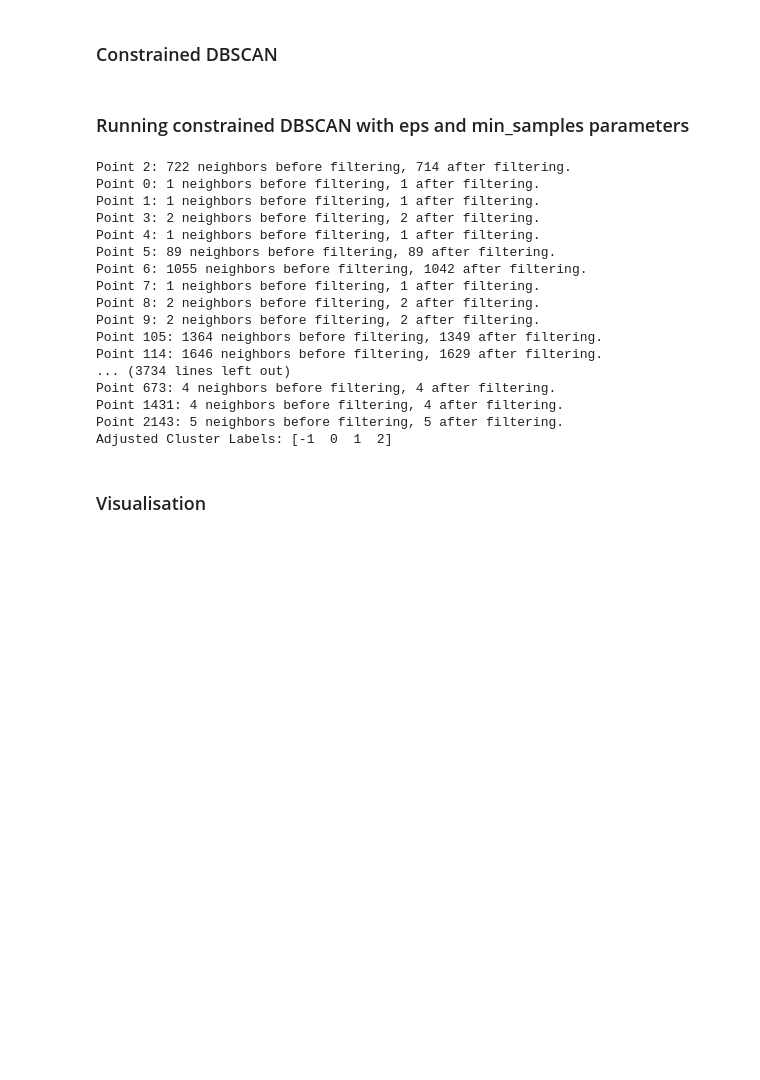
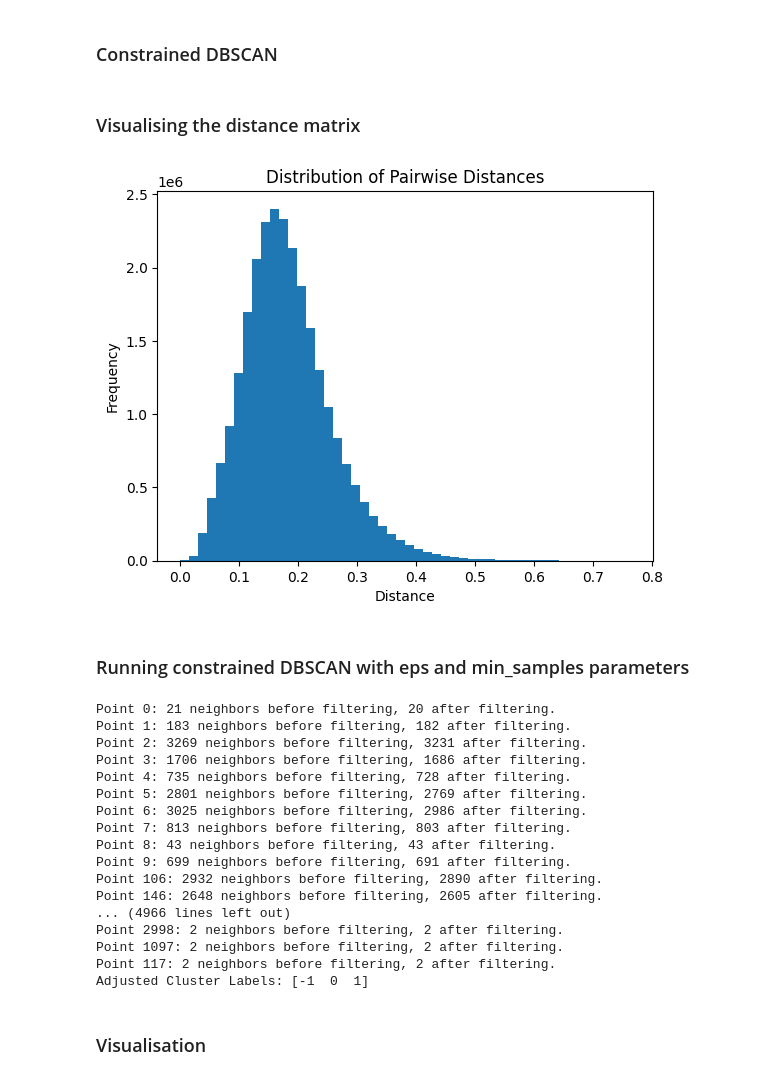
Before and after one commit to georgilos/Bert-for-text-classification, a Jupyter notebook: SPAL+Bert.ipynb, the cells around one changed output. Cells and saved outputs as stored; diff of their text form; code cells hidden in the pictures; blank space fills up the shorter version.

```diff
--- a/SPAL+Bert.ipynb
+++ b/SPAL+Bert.ipynb
@@ -378,33 +364,44 @@ def constrained_dbscan_with_constraints(distance_matrix, eps, min_samples, must_
         cluster_id += 1
 
     return labels
+# %% [markdown]
+### Visualising the distance matrix
+# %%
+import matplotlib.pyplot as plt
+plt.hist(distance_matrix.flatten(), bins=50)
+plt.xlabel("Distance")
+plt.ylabel("Frequency")
+plt.title("Distribution of Pairwise Distances")
+plt.show()
+# %% [output]
+[figure, added]
 # %% [markdown]
 ### Running constrained DBSCAN with eps and min_samples parameters
 # %%
 # Apply constrained DBSCAN
-eps = 0.09  # Adjust based on distance matrix
+eps = 0.15  # Adjust based on distance matrix
 min_samples = 5  # Minimum neighbors to form a cluster
 
 adjusted_labels = constrained_dbscan_with_constraints(distance_matrix, eps, min_samples, must_link_pairs, cannot_link_pairs)
 print("Adjusted Cluster Labels:", np.unique(adjusted_labels))
 # %% [output]
-Point 2: 722 neighbors before filtering, 714 after filtering.
-Point 0: 1 neighbors before filtering, 1 after filtering.
-Point 1: 1 neighbors before filtering, 1 after filtering.
-Point 3: 2 neighbors before filtering, 2 after filtering.
-Point 4: 1 neighbors before filtering, 1 after filtering.
-Point 5: 89 neighbors before filtering, 89 after filtering.
-Point 6: 1055 neighbors before filtering, 1042 after filtering.
-Point 7: 1 neighbors before filtering, 1 after filtering.
-Point 8: 2 neighbors before filtering, 2 after filtering.
-Point 9: 2 neighbors before filtering, 2 after filtering.
-Point 105: 1364 neighbors before filtering, 1349 after filtering.
-Point 114: 1646 neighbors before filtering, 1629 after filtering.
-... (3734 lines left out)
-Point 673: 4 neighbors before filtering, 4 after filtering.
-Point 1431: 4 neighbors before filtering, 4 after filtering.
-Point 2143: 5 neighbors before filtering, 5 after filtering.
-Adjusted Cluster Labels: [-1  0  1  2]
+Point 0: 21 neighbors before filtering, 20 after filtering.
+Point 1: 183 neighbors before filtering, 182 after filtering.
+Point 2: 3269 neighbors before filtering, 3231 after filtering.
+Point 3: 1706 neighbors before filtering, 1686 after filtering.
+Point 4: 735 neighbors before filtering, 728 after filtering.
+Point 5: 2801 neighbors before filtering, 2769 after filtering.
+Point 6: 3025 neighbors before filtering, 2986 after filtering.
+Point 7: 813 neighbors before filtering, 803 after filtering.
+Point 8: 43 neighbors before filtering, 43 after filtering.
+Point 9: 699 neighbors before filtering, 691 after filtering.
+Point 106: 2932 neighbors before filtering, 2890 after filtering.
+Point 146: 2648 neighbors before filtering, 2605 after filtering.
+... (4966 lines left out)
+Point 2998: 2 neighbors before filtering, 2 after filtering.
+Point 1097: 2 neighbors before filtering, 2 after filtering.
+Point 117: 2 neighbors before filtering, 2 after filtering.
+Adjusted Cluster Labels: [-1  0  1]
 # %% [markdown]
 ### Visualisation
 # %%
```
Also changed, not shown: parts of 25 cells of this notebook.
